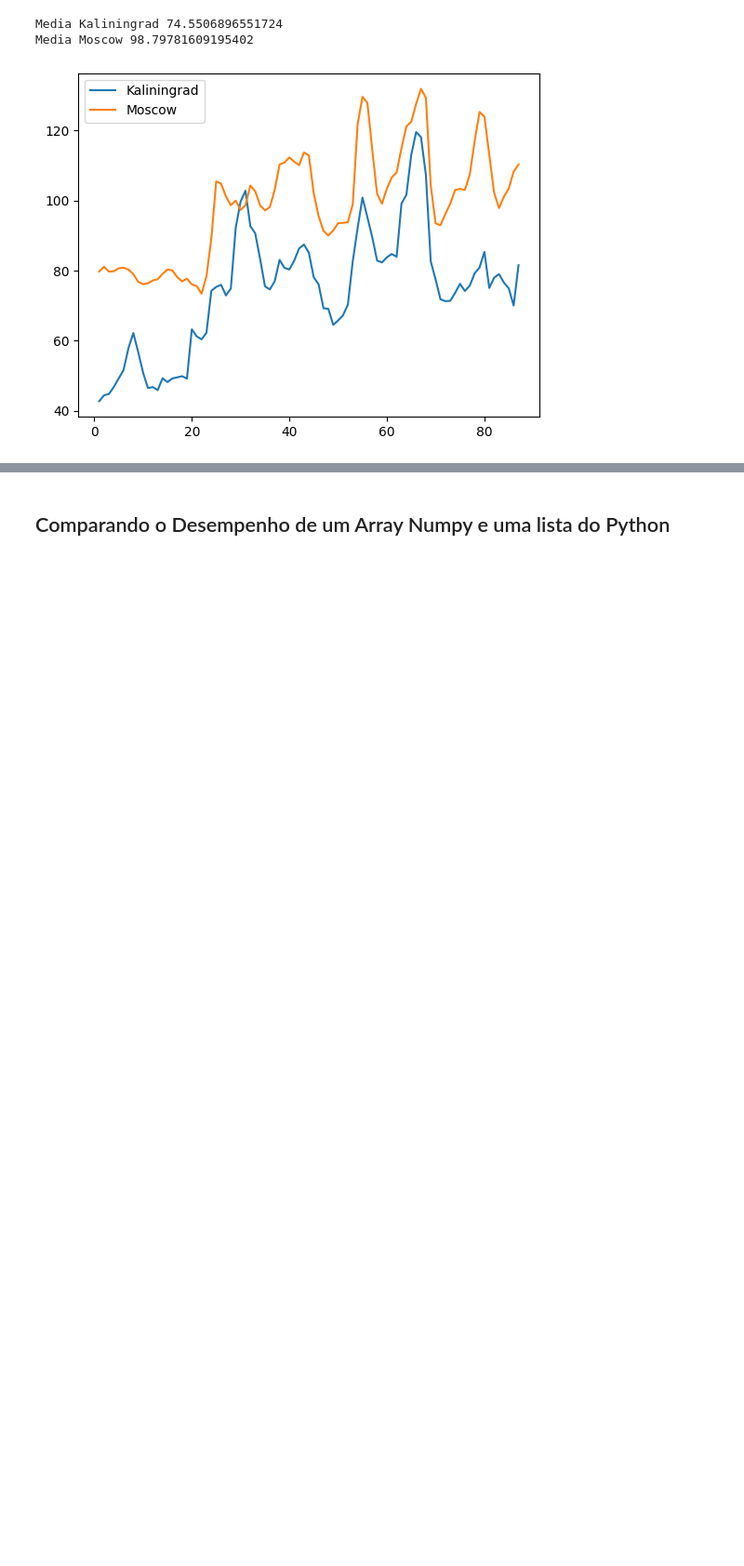
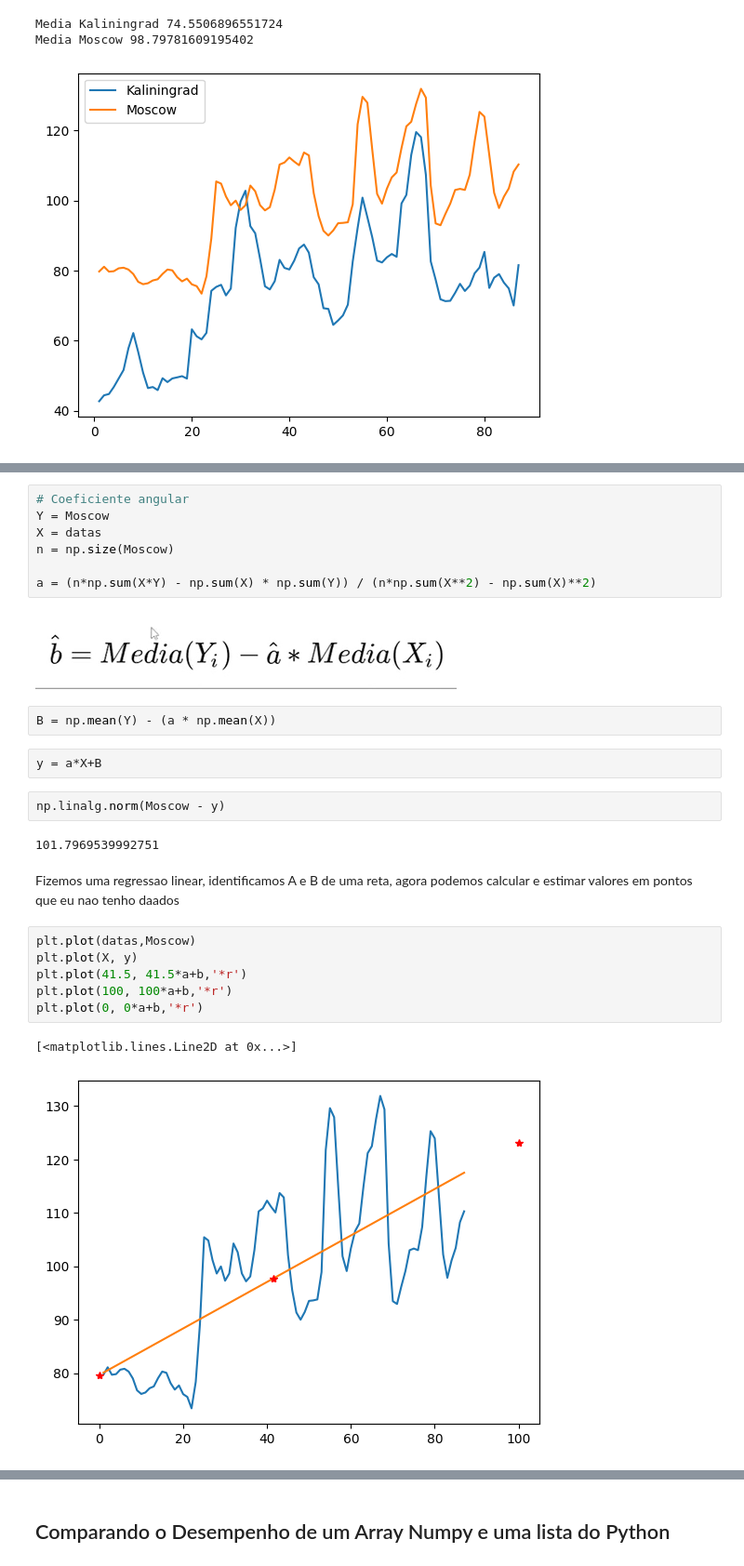
Before and after one commit to SamAmorim/Numpy_Estudo, a Jupyter notebook: Numpy.ipynb, the cells around one changed output, grey strips where cells are left out. Shown at 93% size. Cells and saved outputs as stored; diff of their text form; blank space fills up the shorter version.

```diff
--- a/Numpy.ipynb
+++ b/Numpy.ipynb
@@ -234,0 +260,28 @@ Media Moscow 98.79781609195402
+# %%
+# Coeficiente angular
+Y = Moscow
+X = datas
+n = np.size(Moscow)
+
+a = (n*np.sum(X*Y) - np.sum(X) * np.sum(Y)) / (n*np.sum(X**2) - np.sum(X)**2)
+# %% [markdown]
+![image.png](embedded-picture-1)
+# %%
+B = np.mean(Y) - (a * np.mean(X))
+# %%
+y = a*X+B
+# %%
+np.linalg.norm(Moscow - y)
+# %% [output]
+101.7969539992751
+# %% [markdown]
+ Fizemos uma regressao linear, identificamos A e  B de uma reta, agora podemos calcular e estimar valores em pontos que eu nao tenho daados
+# %%
+plt.plot(datas,Moscow)
+plt.plot(X, y)
+plt.plot(41.5, 41.5*a+b,'*r')
+plt.plot(100, 100*a+b,'*r')
+plt.plot(0, 0*a+b,'*r')
+# %% [output]
+[<matplotlib.lines.Line2D at 0x...>]
+[figure, added]
```
Also changed, not shown: parts of 10 cells of this notebook.
